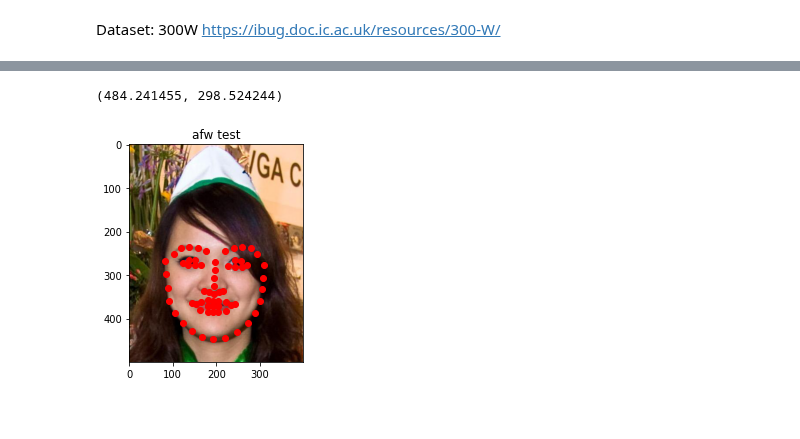
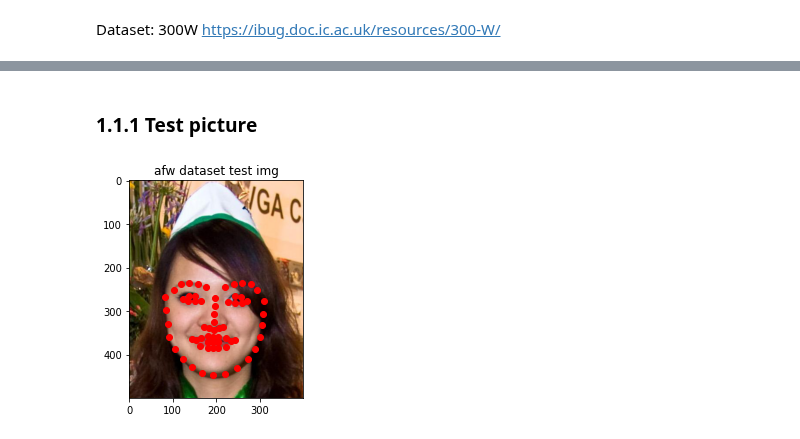
Before and after one commit to Pengchengzhi/Face-Alignment-DRF, a Jupyter notebook: main.ipynb, the cells around one changed output, grey strips where cells are left out. Drawn from its saved outputs; the diff is of its cells as text; code cells hidden in the pictures.

```diff
--- a/main.ipynb
+++ b/main.ipynb
@@ -48,2 +48,2 @@ dataset_afw_path="/content/drive/My Drive/Face Alignment DRF/datasets/afw"
 # %%
-anno = load_annotations(dataset_afw_path)
+annotations_afw = load_annotations(dataset_afw_path)
@@ -52,22 +50,22 @@ points = anno['1051618982_1']
-# %%
-points[1]
-# %% [output]
-(484.241455, 298.524244)
+# %% [markdown]
+### 1.1.1 Test picture
+# %%
+afw_test_points = annotations_afw['1051618982_1']
 # %%
-x = [points[i][0]-400 for i in range(68)]
-y = [points[i][1] for i in range(68)]
+afw_test_x = [afw_test_points[i][0]-400 for i in range(68)]
+afw_test_y = [afw_test_points[i][1] for i in range(68)]
 # %%
-img = Image.open(os.path.join(dataset_afw_path, '1051618982_1' + '.jpg'))
+afw_test_img = Image.open(os.path.join(dataset_afw_path, '1051618982_1' + '.jpg'))
 
 # crop
-img_array = np.array(img)
-nimg_array = img_array[0:500, 400:800]
-nimg = Image.fromarray(nimg_array)
+afw_test_img_array = np.array(afw_test_img)
+afw_test_nimg_array = afw_test_img_array[0:500, 400:800]
+afw_test_nimg = Image.fromarray(afw_test_nimg_array)
 
 plt.figure("afw test")
-plt.imshow(nimg)
-plt.scatter(x,y,color='r')
-plt.title('afw test')
+plt.imshow(afw_test_nimg)
+plt.scatter(afw_test_x,afw_test_y,color='r')
+plt.title('afw dataset test img')
 plt.show()
 # %% [output]
-[figure, old version]
+[figure, new version]
```
Also changed, not shown: parts of 7 cells of this notebook.
